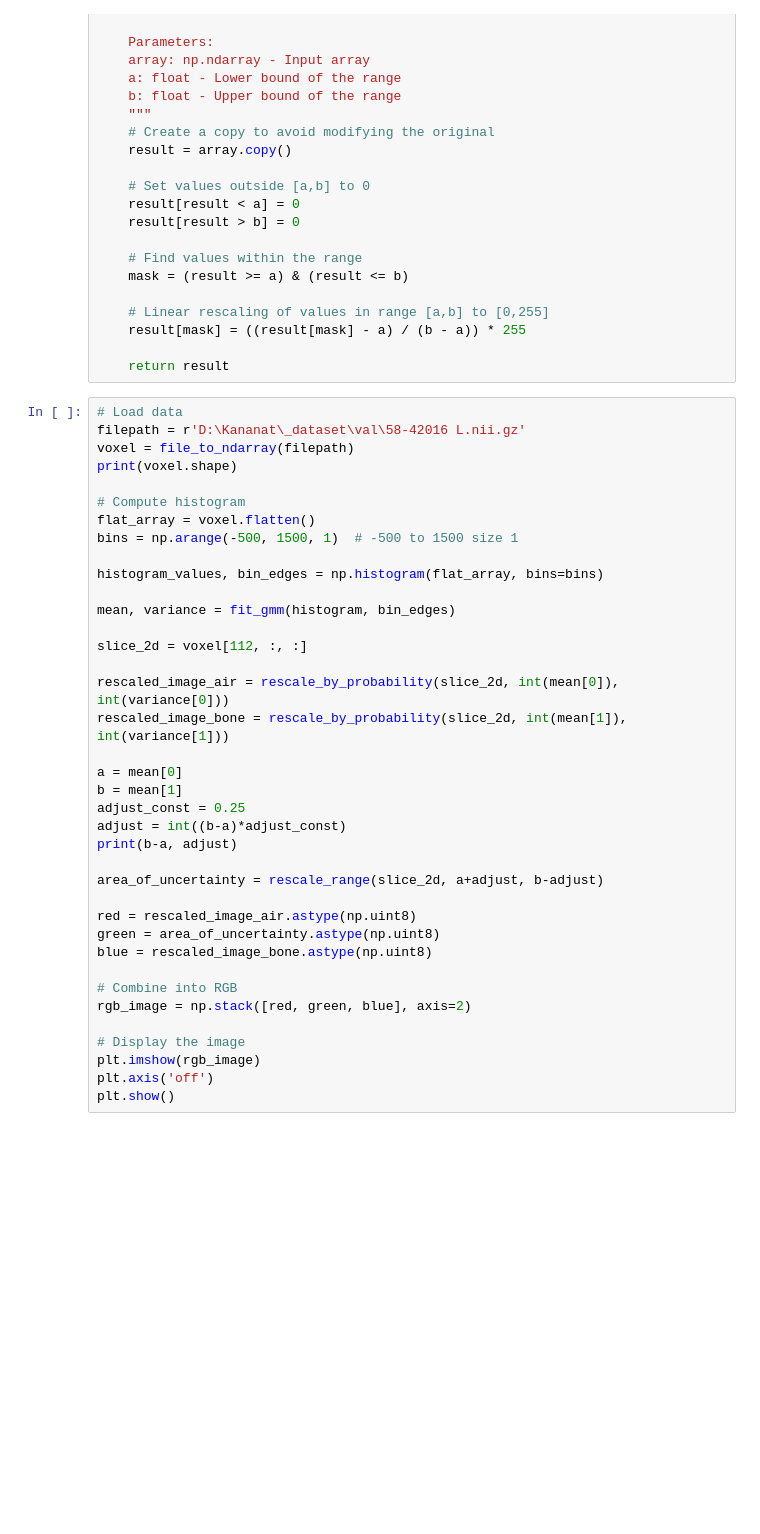
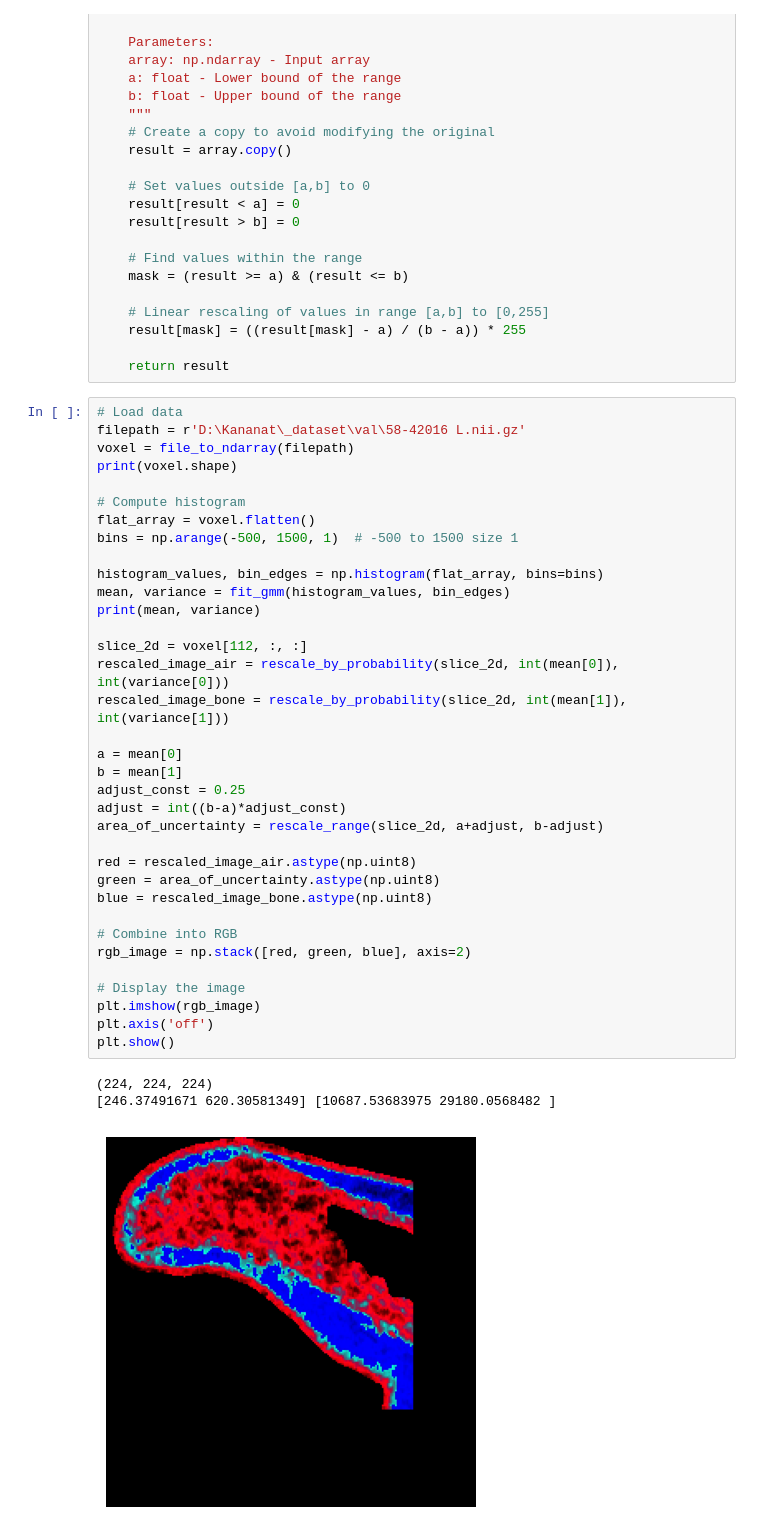
Before and after one commit to KananatSSN/Project_TMJOA, a Jupyter notebook: 2D_Pipeline/6exp_extract2Dlayer.ipynb, the cells around one changed output. Saved outputs shown, nothing was run; the diff lists cells and outputs as text; blank space fills up the shorter version.

```diff
--- a/2D_Pipeline/6exp_extract2Dlayer.ipynb
+++ b/2D_Pipeline/6exp_extract2Dlayer.ipynb
@@ -659,35 +631,36 @@ filepath = r'D:\Kananat\_dataset\val\58-42016 L.nii.gz'
 voxel = file_to_ndarray(filepath)
 print(voxel.shape)
 
 # Compute histogram
 flat_array = voxel.flatten()
 bins = np.arange(-500, 1500, 1)  # -500 to 1500 size 1
 
 histogram_values, bin_edges = np.histogram(flat_array, bins=bins)
-
-mean, variance = fit_gmm(histogram, bin_edges)
+mean, variance = fit_gmm(histogram_values, bin_edges)
+print(mean, variance)
 
 slice_2d = voxel[112, :, :]
-
 rescaled_image_air = rescale_by_probability(slice_2d, int(mean[0]), int(variance[0]))
 rescaled_image_bone = rescale_by_probability(slice_2d, int(mean[1]), int(variance[1]))
 
 a = mean[0]
 b = mean[1]
 adjust_const = 0.25
 adjust = int((b-a)*adjust_const)
-print(b-a, adjust)
-
 area_of_uncertainty = rescale_range(slice_2d, a+adjust, b-adjust)
 
 red = rescaled_image_air.astype(np.uint8)
 green = area_of_uncertainty.astype(np.uint8)
 blue = rescaled_image_bone.astype(np.uint8)
 
 # Combine into RGB
 rgb_image = np.stack([red, green, blue], axis=2)
 
 # Display the image
 plt.imshow(rgb_image)
 plt.axis('off')
 plt.show()
+# %% [output]
+(224, 224, 224)
+[246.37491671 620.30581349] [10687.53683975 29180.0568482 ]
+[figure, added]
```
Also changed, not shown: parts of 4 cells of this notebook.
